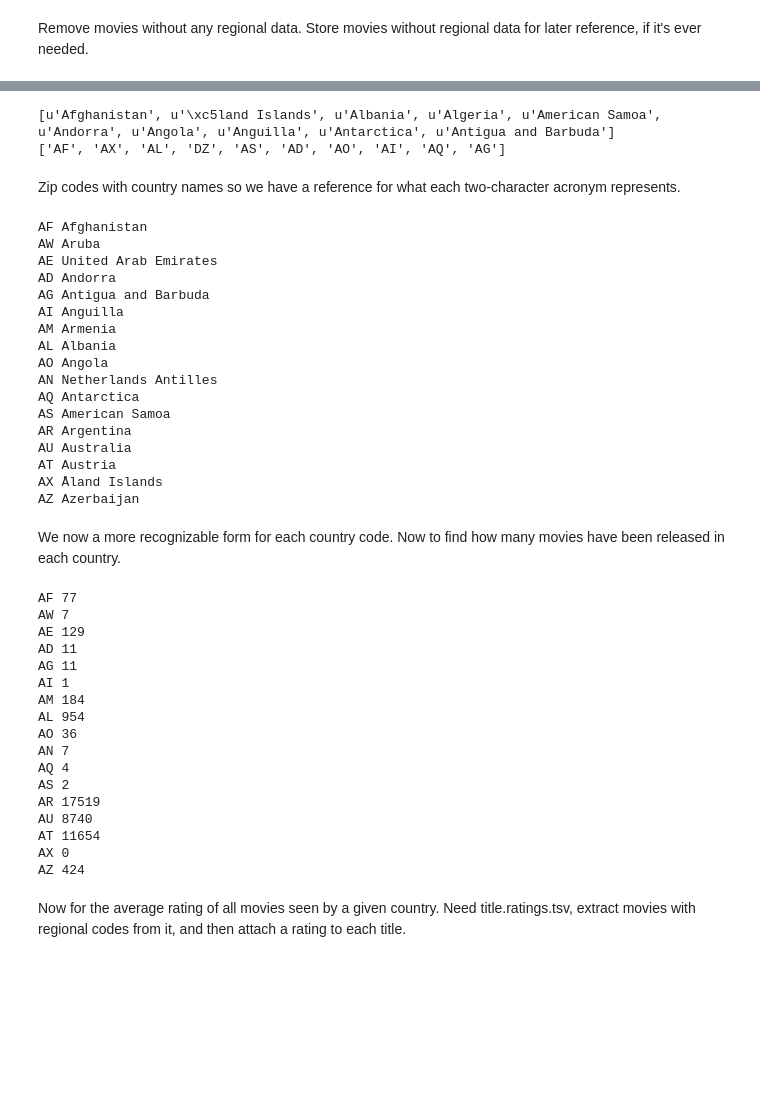
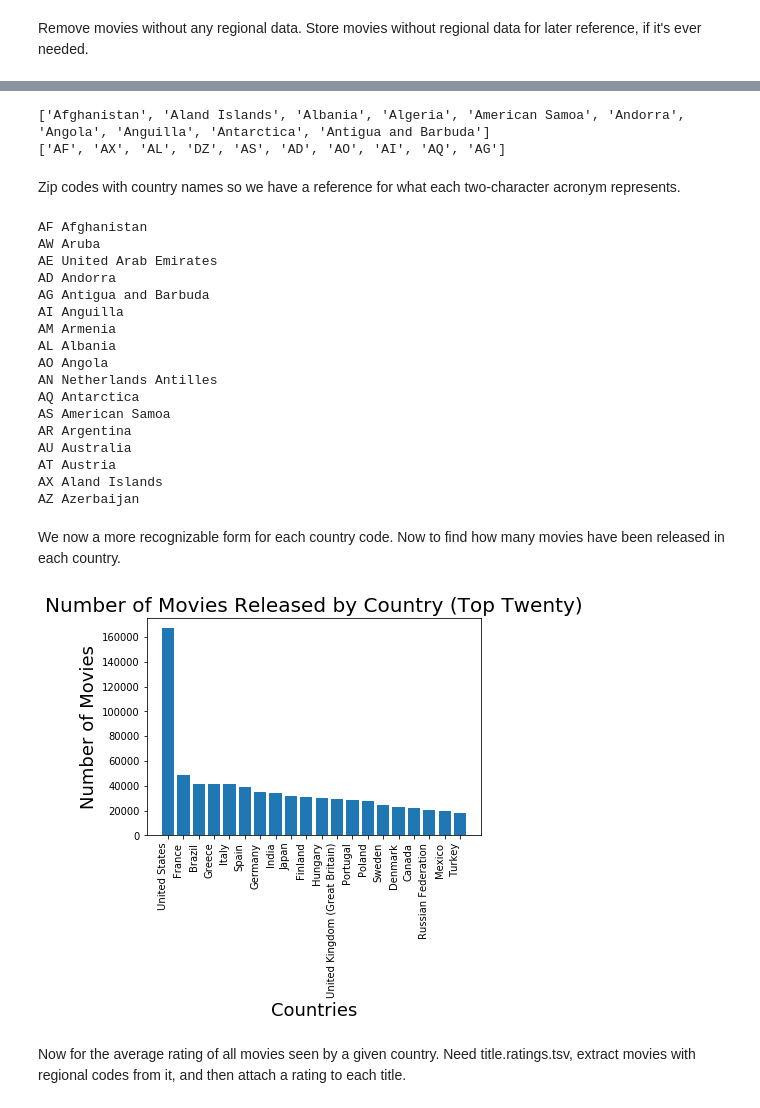
Before and after one commit to xinhezhang/IMDb, a Jupyter notebook: Distribution_Among_Countries.ipynb, the cells around one changed output, grey strips where cells are left out. Drawn from its saved outputs; the diff is of its cells as text; code cells hidden in the pictures; blank space fills up the shorter version.

Commit message:
Added plot, improved documentation

```diff
--- a/Distribution_Among_Countries.ipynb
+++ b/Distribution_Among_Countries.ipynb
@@ -102,12 +106,22 @@ from bs4 import BeautifulSoup
 
 soup = BeautifulSoup(urllib2.urlopen('https://help.imdb.com/article/contribution/other-submission-guides/country-codes/G99K4LFRMSC37DCN#').read(), "lxml")
 
+# `tableClassResults` stores each line of HTML text which is contained by the object `table`. BeautifulSoup then
+#  looks only for tables with the key `summary` which has a value of `List of accepted ...` and then stores all
+#  of the HTML text enclosed within this specific table.
+
 tableClassResults = soup.find("table",{"summary":"List of accepted country codes - by country"})
+
+# find_all('li') finds all instances of <li> [desired info here] </li> in tableClassResults and stores
+# every [desired info here] into `countries` which is a list whose elements are a single line of HTML text.
+
 countries = tableClassResults.find_all('li')
 other_countries = soup.find_all('tr')
-#other_countries contains codes for countries which no longer exist (USSR, Yugoslavia, etc.)
+# other_countries contains codes for countries which no longer exist (USSR, Yugoslavia, etc.)
 
-list_countries = [country.contents[0][4:] for country in countries]
+# `list_countries` is a list of all country names. The line below specifies that only the fourth character and on
+#  is all that's desired in each line of `countries`. List_codes works in the same exact way.
+list_countries = [ud.normalize('NFKD', country.contents[0][4:]).encode('ascii','ignore') for country in countries]
 list_codes = [str(country.contents[0][0:2]).upper() for country in countries]
 other_countries = other_countries[-5:]
 for country in other_countries:
@@ -117,13 +131,14 @@ for country in other_countries:
 print list_countries[:10]
 print list_codes[:10]
 # %% [output]
-[u'Afghanistan', u'\xc5land Islands', u'Albania', u'Algeria', u'American Samoa', u'Andorra', u'Angola', u'Anguilla', u'Antarctica', u'Antigua and Barbuda']
+['Afghanistan', 'Aland Islands', 'Albania', 'Algeria', 'American Samoa', 'Andorra', 'Angola', 'Anguilla', 'Antarctica', 'Antigua and Barbuda']
 ['AF', 'AX', 'AL', 'DZ', 'AS', 'AD', 'AO', 'AI', 'AQ', 'AG']
 # %% [markdown]
 Zip codes with country names so we have a reference for what each two-character acronym represents.
 # %%
 country_dict = dict(zip(list_codes,list_countries))
 
+# Just print countries whose codes begin with the letter 'A'
 for key in country_dict:
     if key[0] == 'A':
         print key,country_dict[key]
@@ -143,39 +158,39 @@ AS American Samoa
 AR Argentina
 AU Australia
 AT Austria
-AX Åland Islands
+AX Aland Islands
 AZ Azerbaijan
 # %% [markdown]
 We now a more recognizable form for each country code. Now to find how many movies have been released in each country.
-# %%
-movies_per_country = dict(zip(list_codes, [0 for i in range(len(list_codes))]))
-for code in title_akas_movies_by_region['region']:
-    try:
-        movies_per_country[str(code)] += 1
-    except(KeyError):
-        continue
-
-for key in movies_per_country:
-    if key[0] == 'A':
-        print key,movies_per_country[key]
-# %% [output]
-AF 77
-AW 7
-AE 129
-AD 11
-AG 11
-AI 1
-AM 184
-AL 954
-AO 36
-AN 7
-AQ 4
-AS 2
-AR 17519
-AU 8740
-AT 11654
-AX 0
-AZ 424
+# %%
+movies_per_country = dict(zip(list_codes, [0 for i in range(len(list_codes))]))
+for code in title_akas_movies_by_region['region']:
+    try:
+        movies_per_country[str(code)] += 1
+    except(KeyError):
+        continue
+
+top_ten_countries = []
+top_ten_num_movies = []
+top_ten_countries = sorted(movies_per_country, key=movies_per_country.get, reverse=True)[:20]
+for code in top_ten_countries:
+    top_ten_num_movies.append(movies_per_country[code])
+for i in range(len(top_ten_countries)):
+    top_ten_countries[i] = country_dict[top_ten_countries[i]]
+fig, ax = plt.subplots()
+
+ax.bar(np.arange(len(top_ten_countries)), top_ten_num_movies)
+
+ax.set_title('Number of Movies Released by Country (Top Twenty)', fontsize=20)
+ax.set_xlabel('Countries', fontsize=18)
+ax.set_ylabel('Number of Movies', fontsize=18)
+
+plt.xticks(np.arange(len(top_ten_countries)), top_ten_countries)
+plt.setp(ax.get_xticklabels(), rotation=90, horizontalalignment='right')
+
+plt.show()
+# %% [output]
+[figure, added]
 # %% [markdown]
 Now for the average rating of all movies seen by a given country. Need title.ratings.tsv, extract movies with regional codes from it, and then attach a rating to each title.
 # %%
```
Also changed, not shown: parts of 15 cells of this notebook.
